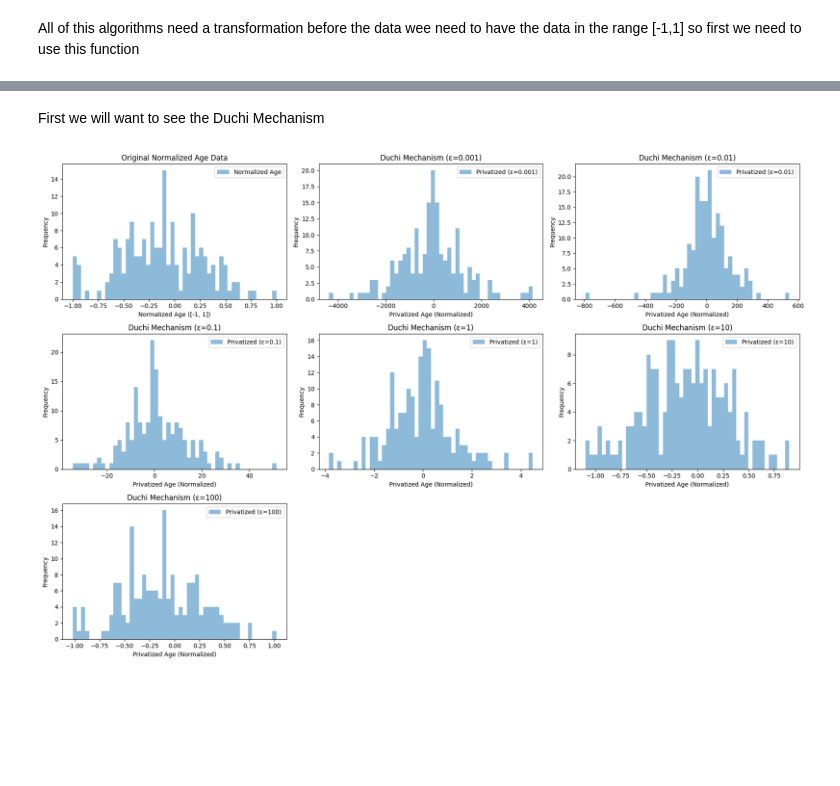
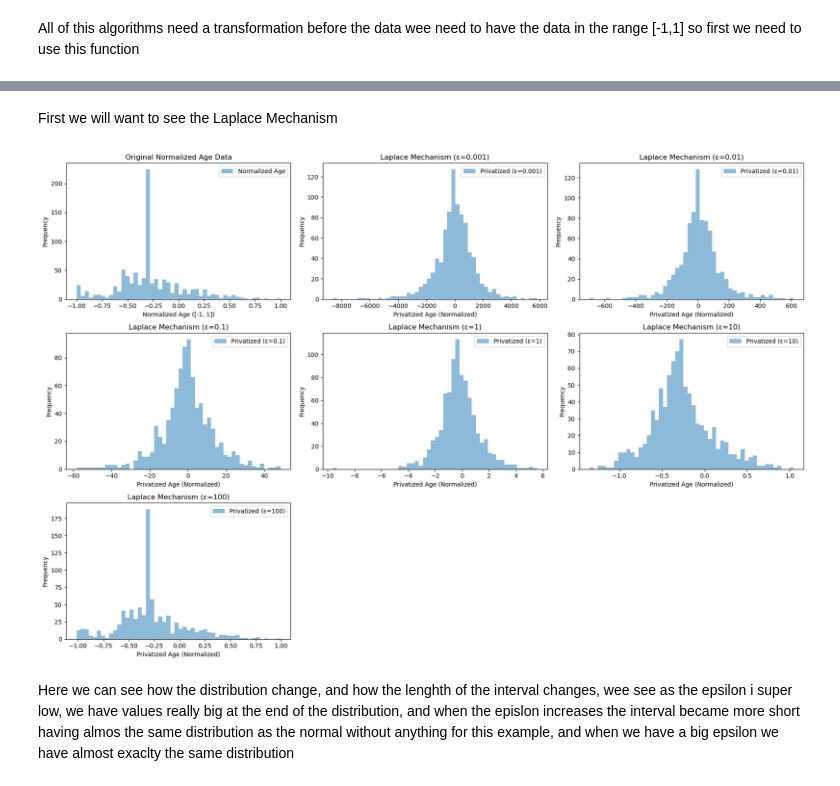
Before and after one commit to davidsmoreno/DifPrivHealthCostPredict, a Jupyter notebook: python_class/Titanic_numerical_methods_aplications.ipynb, the cells around one changed output, grey strips where cells are left out. Drawn from its saved outputs; the diff is of its cells as text; code cells hidden in the pictures; blank space fills up the shorter version.

```diff
--- a/python_class/Titanic_numerical_methods_aplications.ipynb
+++ b/python_class/Titanic_numerical_methods_aplications.ipynb
@@ -39,5 +96,5 @@ titanic_data = titanic_data.dropna()
 # %%
-age_data = titanic_data['Age'].dropna()
+age_data = titanic_data_train_cleaned['Age']
 # %% [markdown]
 Lets see the original Plot of the data
 # %%
@@ -70,32 +116,34 @@ plt.show()
 # %% [markdown]
-First we will want to see the Duchi Mechanism
+First we will want to see the Laplace Mechanism
 # %%
 # Set different epsilon values to observe the effect
-epsilon_values = [0.001, 0.01, 0.1, 1, 10, 100]
+epsilon_values = [0.001, 0.01, 0.1, 1, 10,100]
 
 # Plotting
 plt.figure(figsize=(18, 12))
 plt.subplot(3, 3, 1)
 plt.hist(age_normalized.numpy(), bins=50, alpha=0.5, label='Normalized Age')
 plt.xlabel('Normalized Age ([-1, 1])')
 plt.ylabel('Frequency')
 plt.title('Original Normalized Age Data')
 plt.legend()
 
 # Apply Duchi Mechanism for each epsilon and plot
 for i, epsilon in enumerate(epsilon_values, start=2):
     duchi_priv = laplace_mechanism(age_normalized, epsilon)
     plt.subplot(3, 3, i)
     plt.hist(duchi_priv.numpy(), bins=50, alpha=0.5, label=f'Privatized (ε={epsilon})')
     plt.xlabel('Privatized Age (Normalized)')
     plt.ylabel('Frequency')
-    plt.title(f'Duchi Mechanism (ε={epsilon})')
+    plt.title(f'Laplace Mechanism (ε={epsilon})')
     plt.legend()
 
 plt.tight_layout()
 plt.show()
 # %% [output]
-[figure, old version]
+[figure, new version]
+# %% [markdown]
+Here we can see how the distribution change, and how the lenghth of the interval changes, wee see as the epsilon i super low, we have values really big at the end of the distribution, and when the epislon increases the interval became more short having almos the same distribution as the normal without anything for this example, and when we have a big epsilon we have almost exaclty the same distribution
 # %%
 # Set different epsilon values to observe the effect
 epsilon_values = [0.001, 0.01, 0.1, 1, 10, 100]
```
Also changed, not shown: parts of 12 cells of this notebook, 1 other file.
